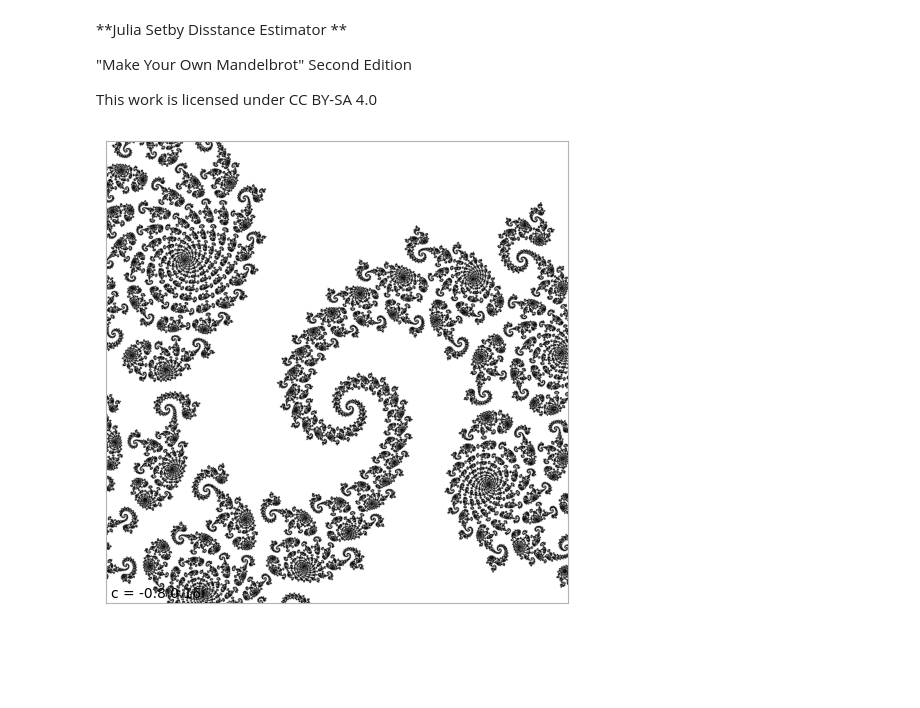
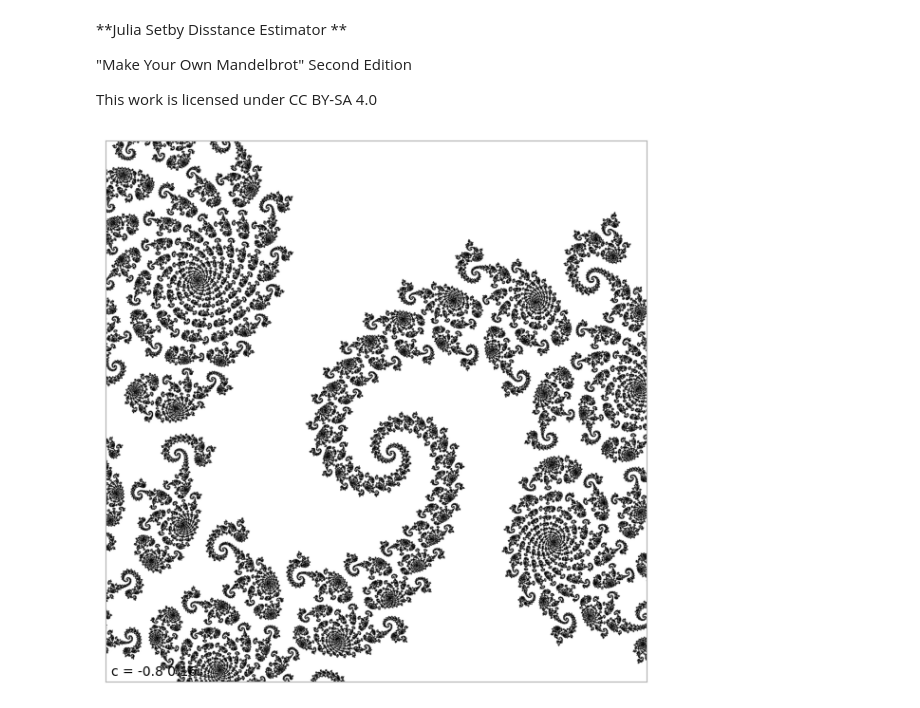
Before and after one commit to rzeta0/Make-Your-Own-Mandelbrot, a Jupyter notebook: DEM_Julia.ipynb, the cells around one changed output. Drawn from its saved outputs; the diff is of its cells as text; code cells hidden in the pictures; blank space fills up the shorter version.

```diff
--- a/DEM_Julia.ipynb
+++ b/DEM_Julia.ipynb
@@ -85,30 +85,33 @@ for x in range(resolution):
 # %%
 # render image
 
 # create figure of size 6x6
 fig, ax = plt.subplots()
 fig.set_size_inches(6,6)
 
 # turn of axis ticks
 ax.set_xticks([])
 ax.set_yticks([])
 
 # grey outline
 grey_value = str(0.7)
 ax.spines['bottom'].set_color(grey_value)
 ax.spines['top'].set_color(grey_value)
 ax.spines['right'].set_color(grey_value)
 ax.spines['left'].set_color(grey_value)
 
 # plot image array, using grey colour palette
 ax.imshow(image, cmap='gray', origin="lower")
 
 # add value of c
 ax.text(10, 10, "c = "+str(c.real)+" "+str(c.imag)+"i", fontsize=10)
 
+plt.tight_layout()
+
 # export the figure as a PNG image file
-plt.savefig("julia_greyscale.png", dpi=600, format="png")
+plt.savefig("julia_dem.png", dpi=600, format="png")
+plt.savefig("julia_dem.pdf", dpi=600, format="pdf")
 
 plt.show()
 # %% [output]
-[figure, old version]
+[figure, new version]
```
